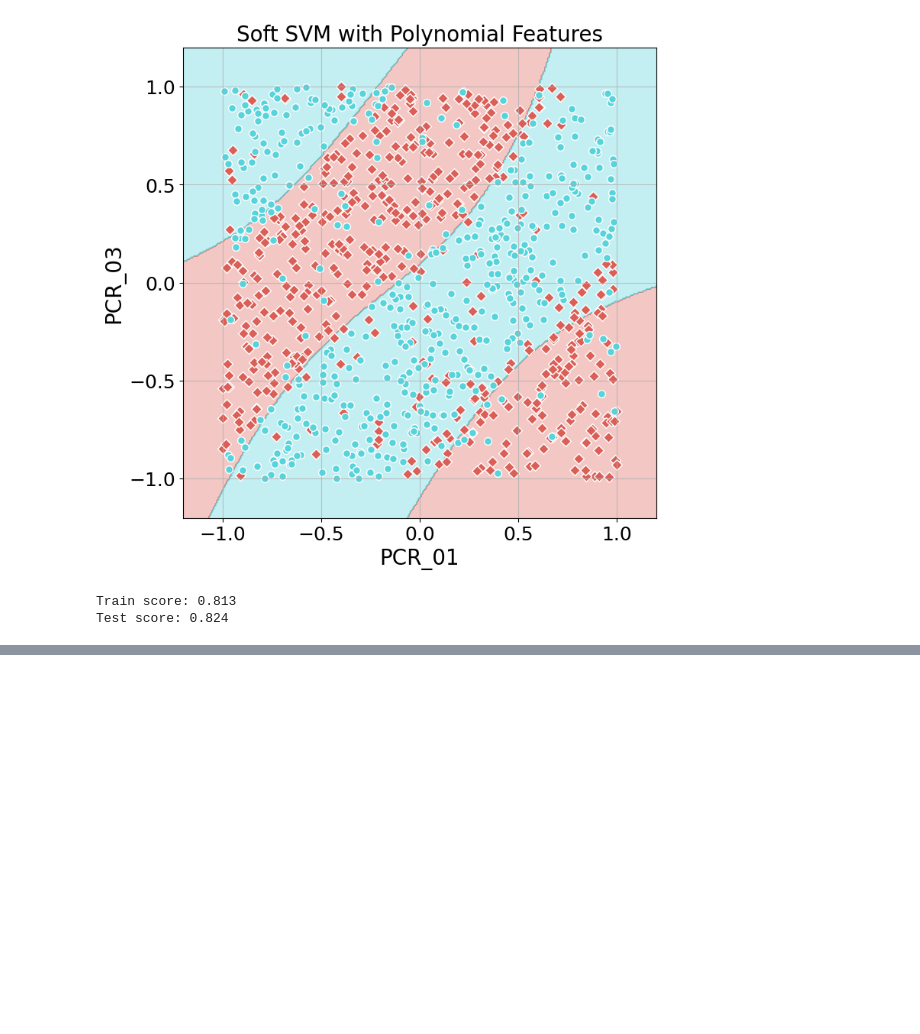
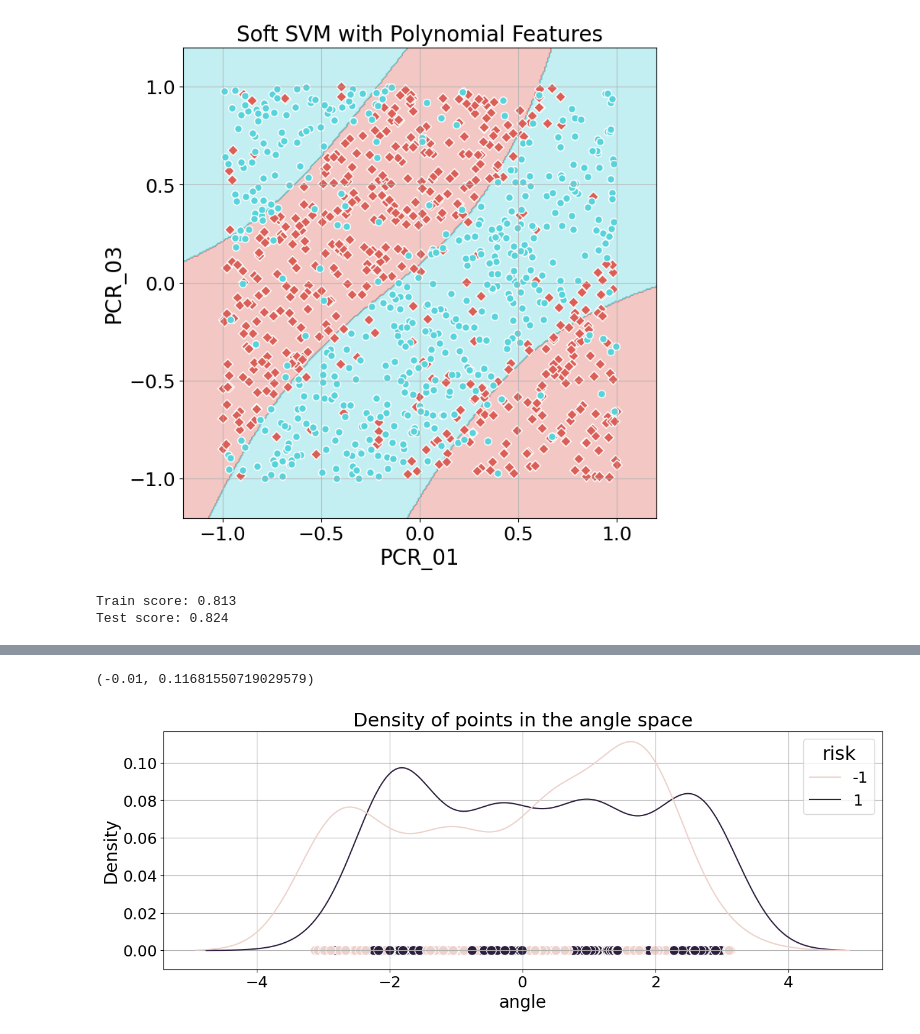
Before and after one commit to dgershko/iml_hw2, a Jupyter notebook: hw2.ipynb, the cells around one changed output, grey strips where cells are left out. Cells and saved outputs as stored; diff of their text form; code cells hidden in the pictures; blank space fills up the shorter version.

```diff
--- a/hw2.ipynb
+++ b/hw2.ipynb
@@ -422,0 +472,2 @@ Test score: 0.824
+# %%
+pcr_2_6_full_data.loc[:, 'angle'] = pcr_2_6_full_data.apply(lambda row: np.arctan2(row['PCR_06'], row['PCR_02']), axis=1)
@@ -422,0 +480,10 @@ Test score: 0.824
+# %%
+plt.figure(figsize=(15, 5))
+sns.scatterplot(data=pcr_2_6_full_data, x='angle', y=[0]*pcr_2_6_full_data.shape[0], hue='risk', s=130)
+sns.kdeplot(data= pcr_2_6_full_data, x='angle', hue='risk', common_norm=True, fill=False)
+plt.grid(True)
+plt.title("Density of points in the angle space")
+plt.ylim(bottom=-1e-2)
+# %% [output]
+(-0.01, 0.11681550719029579)
+[figure, added]
```
Also changed, not shown: parts of 9 cells of this notebook.
